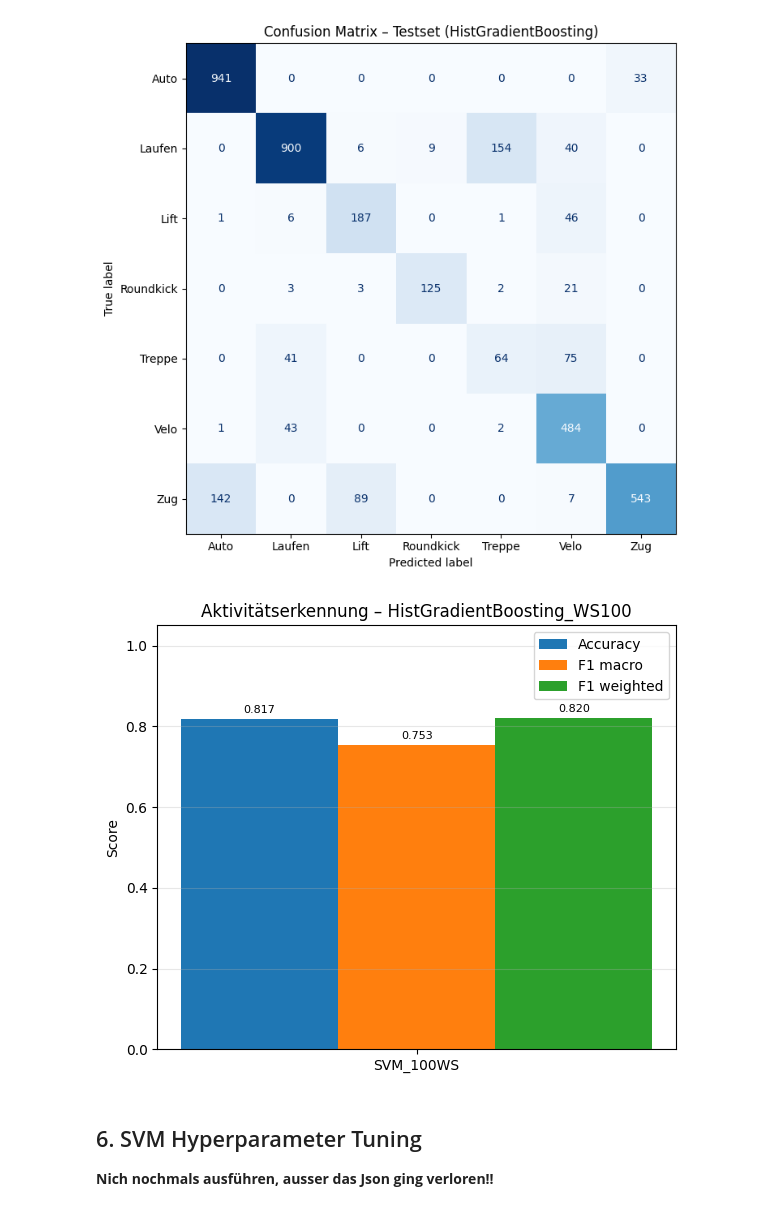
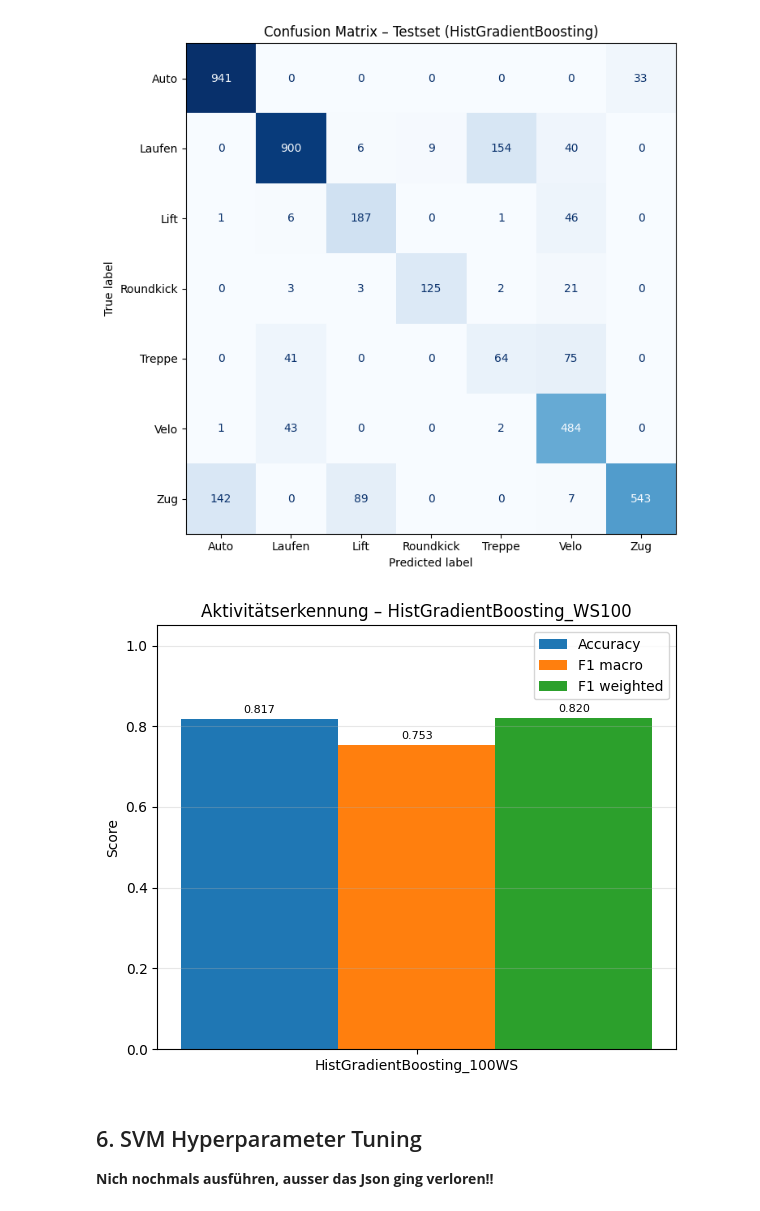
Before and after one commit to raphaelschuepbach/Sensor-based-Activity-Recognition, a Jupyter notebook: Model_Notebooks/ML/Notebooks_fuer_colab/ML_100WS_Hypertuning_colab.ipynb, the cells around one changed output. Drawn from its saved outputs; the diff is of its cells as text; code cells hidden in the pictures.

```diff
--- a/Model_Notebooks/ML/Notebooks_fuer_colab/ML_100WS_Hypertuning_colab.ipynb
+++ b/Model_Notebooks/ML/Notebooks_fuer_colab/ML_100WS_Hypertuning_colab.ipynb
@@ -552,7 +552,7 @@ summary = pd.DataFrame({
     "Accuracy": [rf_accuracy],
     "F1 macro": [rf_f1_macro],
     "F1 weighted": [rf_f1_weighted],
-}, index=["SVM_100WS"])
+}, index=["HistGradientBoosting_100WS"])
 
 
 # -----------------------------
@@ -593,34 +593,34 @@ ax.set_title("Aktivitätserkennung – HistGradientBoosting_WS100")
 
 ax.legend()
 ax.grid(axis="y", alpha=0.3)
 
 # Werte auf Balken
 for i, col in enumerate([
     "Accuracy",
     "F1 macro",
     "F1 weighted"
 ]):
     for j, val in enumerate(summary[col]):
         ax.text(
             j + (i - 1) * bar_width,
             val + 0.01,
             f"{val:.3f}",
             ha="center",
             va="bottom",
             fontsize=8
         )
 
 plt.tight_layout()
 
 # Plot speichern (gleiches Muster wie Confusion Matrix)
 fig.savefig(
     "..\\..\\..\\Model_data\\ML_Daten\\PerformancePlots\\HistGradientBoosting_100WS.png",
     dpi=300
 )
 
 plt.show()
 # %% [output]
-[figure, old version]
+[figure, new version]
 # %% [markdown]
 ## 6. SVM Hyperparameter Tuning
 
```
Also changed, not shown: 3 other files.
